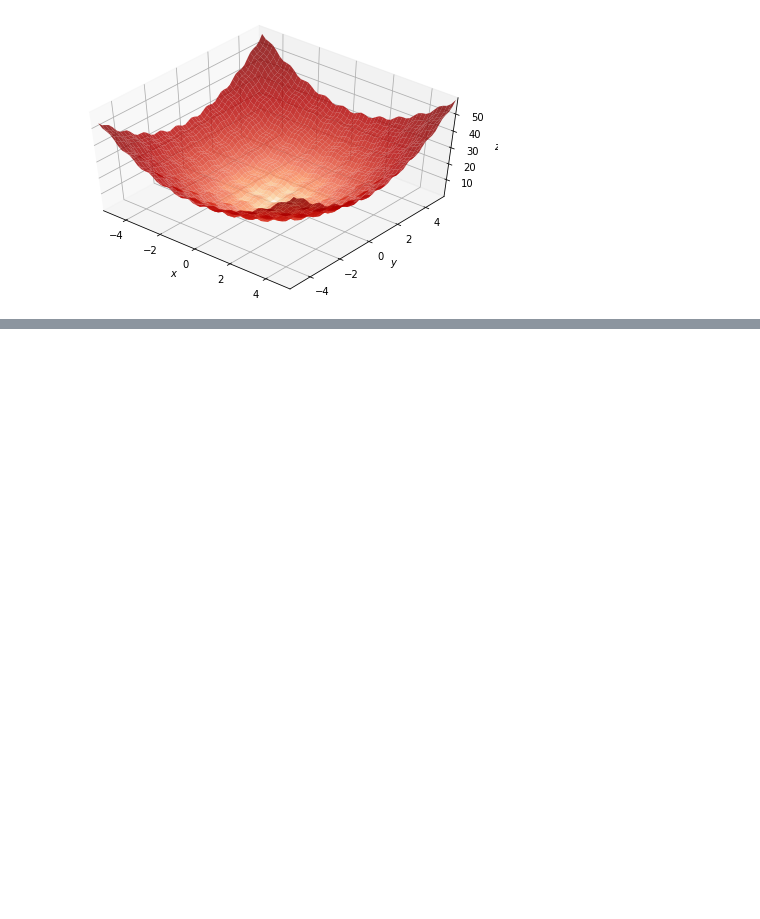
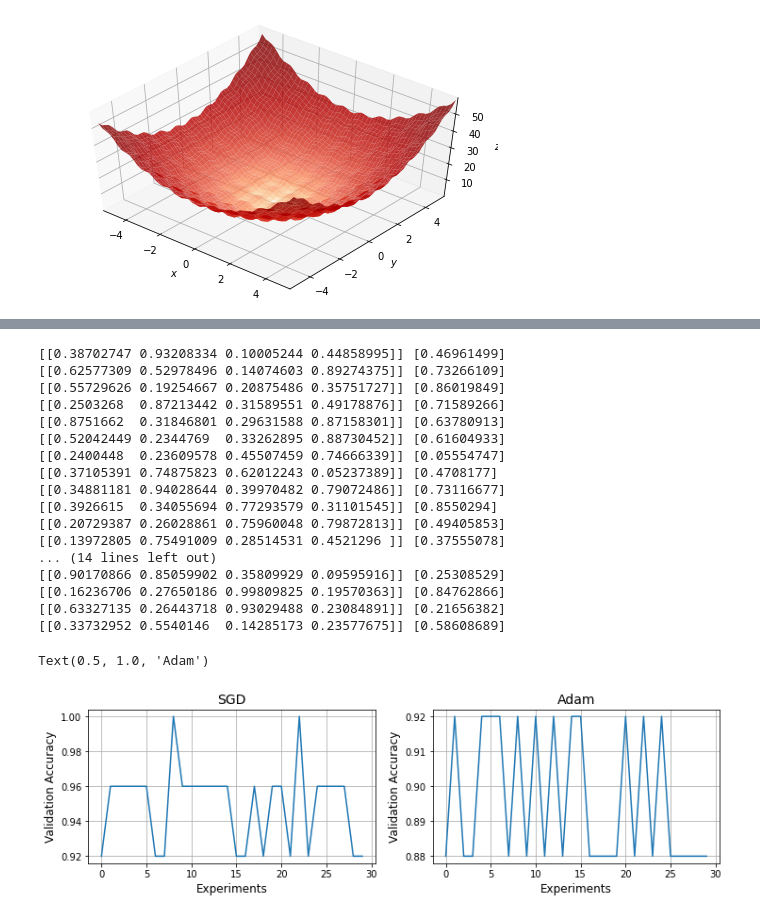
Before and after one commit to WHU-Peter/COMP6248-Deep-Learning, a Jupyter notebook: DL_lab3.ipynb, the cells around one changed output, grey strips where cells are left out. Drawn from its saved outputs; the diff is of its cells as text; code cells hidden in the pictures; blank space fills up the shorter version.

```diff
--- a/DL_lab3.ipynb
+++ b/DL_lab3.ipynb
@@ -209,12 +184,0 @@ Text(0.5, 1.0, 'Adam')
-# %%
-w = torch.randn(1, 4, requires_grad=True)
-b = torch.randn(1, requires_grad=True)
-y_pred = svm(data_va, w, b)
-y_pred[np.where(y_pred <= 0.)] = -1
-y_pred[np.where(y_pred > 0.)] = 1
-print(y_pred)
-print(targets_va)
-print(y_pred - targets_va)
-error = np.nonzero(y_pred - targets_va)
-print(error)
-print(np.array(error).shape[0])
@@ -239,0 +185,61 @@ tensor([[ 0],
+# %%
+Acc1 = np.empty(1)
+Acc2 = np.empty(1)
+
+for i in range(30):
+  w = np.random.rand(1, 4)
+  b = np.random.rand(1)
+  print(w, b)
+  w1 = torch.tensor(w, requires_grad=True)
+  b1 = torch.tensor(b, requires_grad=True)
+  opt1 = optim.SGD([w1,b1], lr=0.01, weight_decay=0.0001)
+  grad(opt1, w1, b1)
+  y_pred = svm(data_va, w1, b1)
+  y_pred[np.where(y_pred <= 0.)] = -1
+  y_pred[np.where(y_pred > 0.)] = 1
+  error = np.nonzero(y_pred - targets_va)
+  Acc1 = np.append(Acc1, 1-(np.array(error).shape[0] / targets_va.shape[0]))
+
+  w2 = torch.tensor(w, requires_grad=True)
+  b2 = torch.tensor(b, requires_grad=True)
+  opt2 = optim.Adam([w2,b2], lr=0.01, weight_decay=0.0001)
+  Loss2 = grad(opt2, w2, b2)
+  y_pred = svm(data_va, w2, b2)
+  y_pred[np.where(y_pred <= 0.)] = -1
+  y_pred[np.where(y_pred > 0.)] = 1
+  error = np.nonzero(y_pred - targets_va)
+  Acc2 = np.append(Acc2, 1-(np.array(error).shape[0] / targets_va.shape[0]))
+
+Acc1 = Acc1[1:]
+Acc2 = Acc2[1:]
+fig, ax = plt.subplots(nrows=1, ncols=2, figsize=(12, 3))
+ax[0].plot(Acc1)
+ax[0].grid()
+ax[0].set_xlabel("Experiments", fontsize=12)
+ax[0].set_ylabel("Validation Accuracy", fontsize=12)
+ax[0].set_title("SGD",fontsize=14)
+ax[1].plot(Acc2)
+ax[1].grid()
+ax[1].set_xlabel("Experiments", fontsize=12)
+ax[1].set_ylabel("Validation Accuracy", fontsize=12)
+ax[1].set_title("Adam",fontsize=14)
+# %% [output]
+[[0.38702747 0.93208334 0.10005244 0.44858995]] [0.46961499]
+[[0.62577309 0.52978496 0.14074603 0.89274375]] [0.73266109]
+[[0.55729626 0.19254667 0.20875486 0.35751727]] [0.86019849]
+[[0.2503268  0.87213442 0.31589551 0.49178876]] [0.71589266]
+[[0.8751662  0.31846801 0.29631588 0.87158301]] [0.63780913]
+[[0.52042449 0.2344769  0.33262895 0.88730452]] [0.61604933]
+[[0.2400448  0.23609578 0.45507459 0.74666339]] [0.05554747]
+[[0.37105391 0.74875823 0.62012243 0.05237389]] [0.4708177]
+[[0.34881181 0.94028644 0.39970482 0.79072486]] [0.73116677]
+[[0.3926615  0.34055694 0.77293579 0.31101545]] [0.8550294]
+[[0.20729387 0.26028861 0.75960048 0.79872813]] [0.49405853]
+[[0.13972805 0.75491009 0.28514531 0.4521296 ]] [0.37555078]
+... (14 lines left out)
+[[0.90170866 0.85059902 0.35809929 0.09595916]] [0.25308529]
+[[0.16236706 0.27650186 0.99809825 0.19570363]] [0.84762866]
+[[0.63327135 0.26443718 0.93029488 0.23084891]] [0.21656382]
+[[0.33732952 0.5540146  0.14285173 0.23577675]] [0.58608689]
+Text(0.5, 1.0, 'Adam')
+[figure, added]
```
Also changed, not shown: parts of 6 cells of this notebook.
